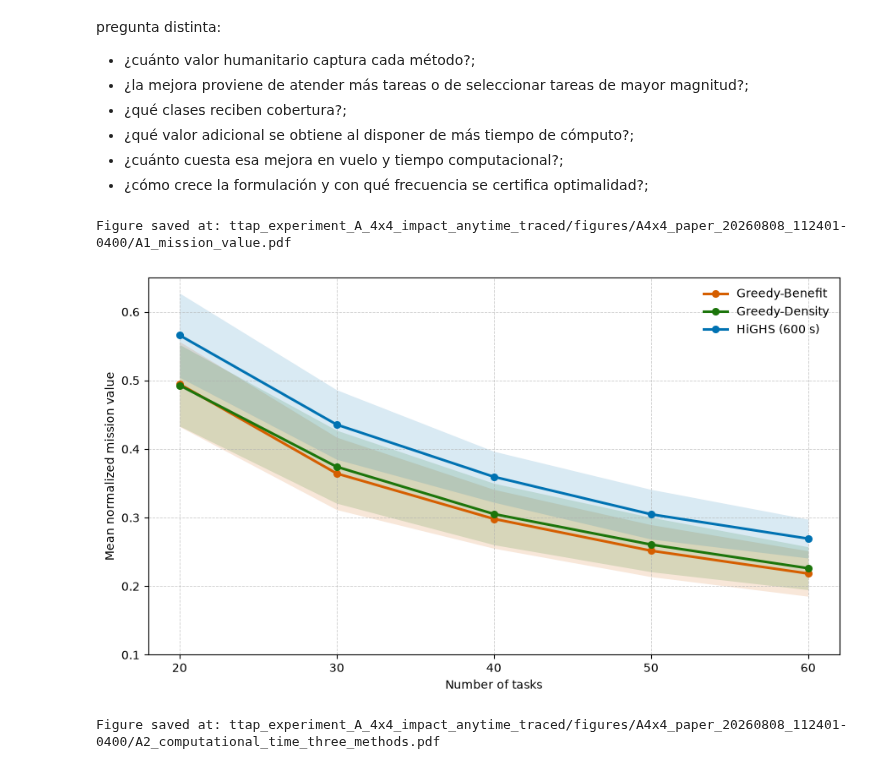
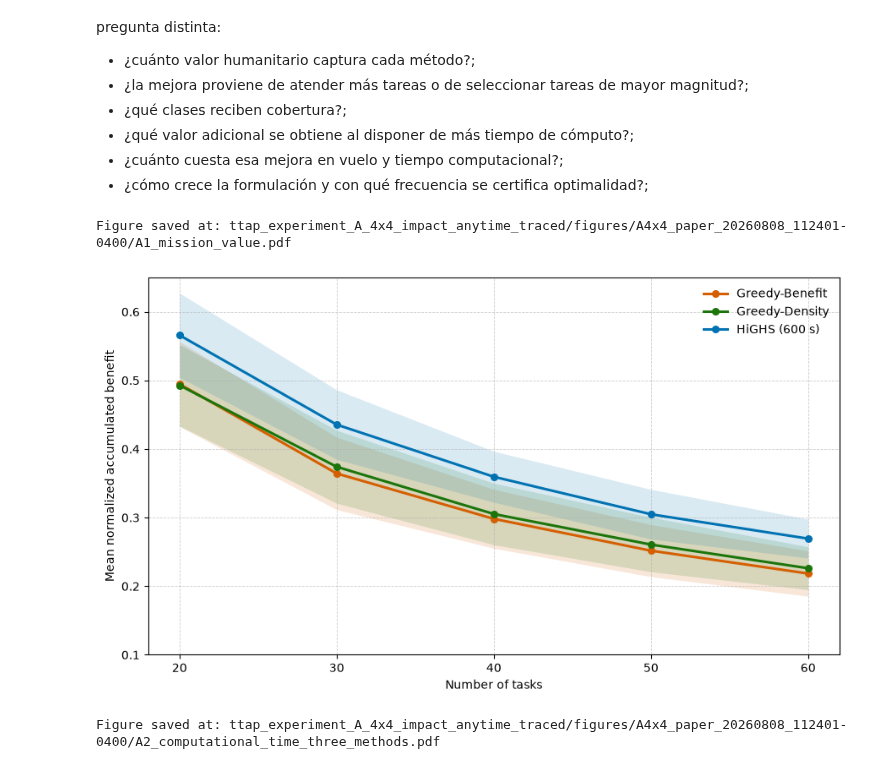
Before and after one commit to educarrascov/DISC_TESIS, a Jupyter notebook: Resuelto_Paper/20260731_Experimento_A_4x4_Impacto_Anytime_Trazabilidad.ipynb, the cells around one changed output. Drawn from its saved outputs; the diff is of its cells as text; code cells hidden in the pictures.

```diff
--- a/Resuelto_Paper/20260731_Experimento_A_4x4_Impacto_Anytime_Trazabilidad.ipynb
+++ b/Resuelto_Paper/20260731_Experimento_A_4x4_Impacto_Anytime_Trazabilidad.ipynb
@@ -2322,7 +2322,7 @@ def plot_mission_value(df, save=True):
     )
 
     ax.set_ylabel(
-        "Mean normalized mission value"
+        "Mean normalized accumulated benefit"
     )
 
     ax.set_ylim(0.1, 0.65)
@@ -2337,34 +2337,34 @@ def plot_mission_value(df, save=True):
 
     ax.legend(
         loc="best",
         frameon=False,
     )
 
     # Black frame consistent with the previous notebook.
     for spine in ax.spines.values():
         spine.set_visible(True)
         spine.set_color("black")
         spine.set_linewidth(0.8)
 
     fig.tight_layout()
 
     if save:
         save_current_figure(
             "A1_mission_value.pdf",
             dpi=2000,
         )
 
     plt.show()
 
     return summary
 
 
 a1_summary = plot_mission_value(
     df_metrics_scaling
 )
 # %% [output]
 Figure saved at: ttap_experiment_A_4x4_impact_anytime_traced/figures/A4x4_paper_20260808_112401-0400/A1_mission_value.pdf
-[figure, old version]
+[figure, new version]
 # %%
 def plot_computational_time(df, save=True):
     summary = (
```
Also changed, not shown: parts of 1 cell of this notebook, 2 other files.
